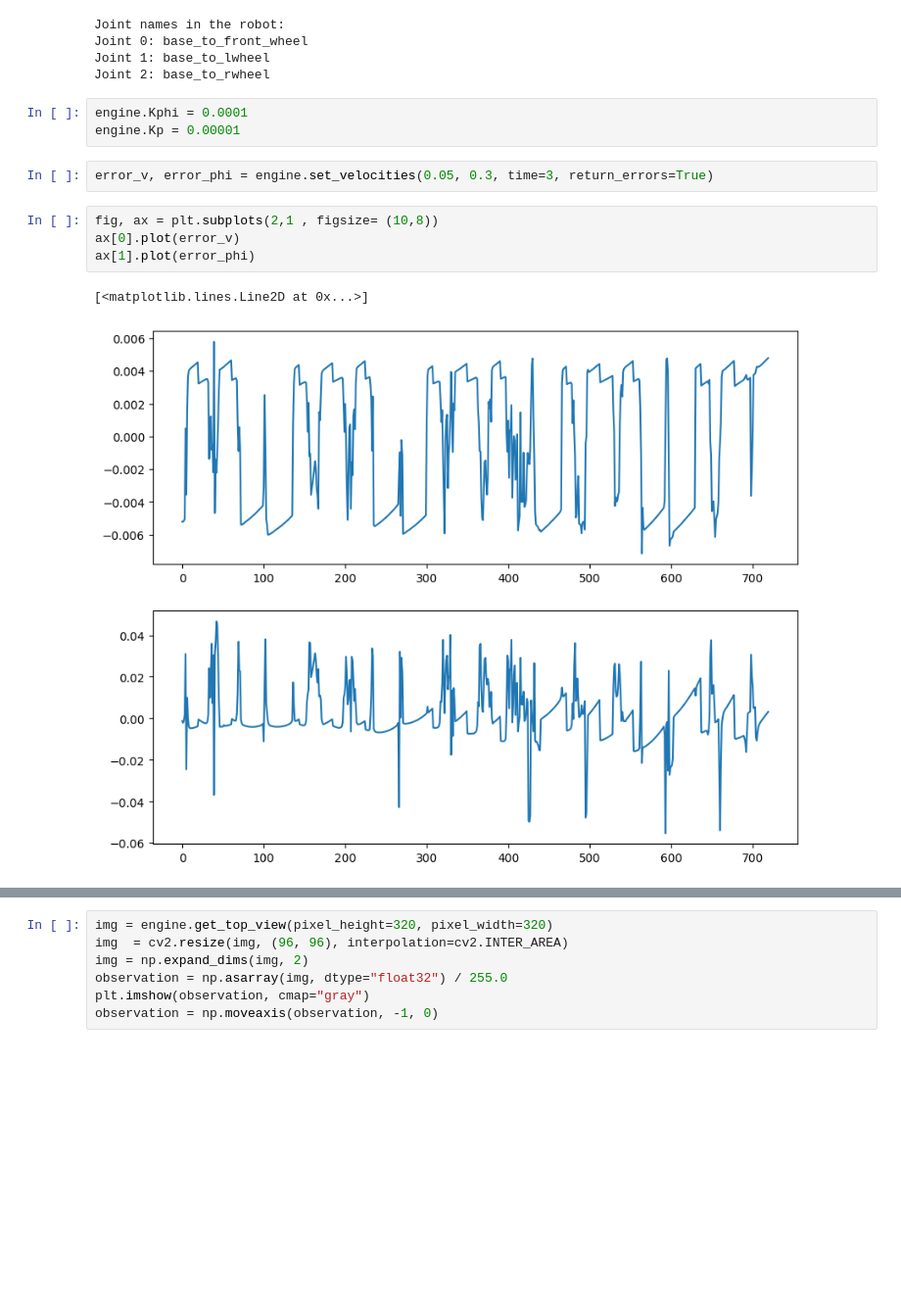
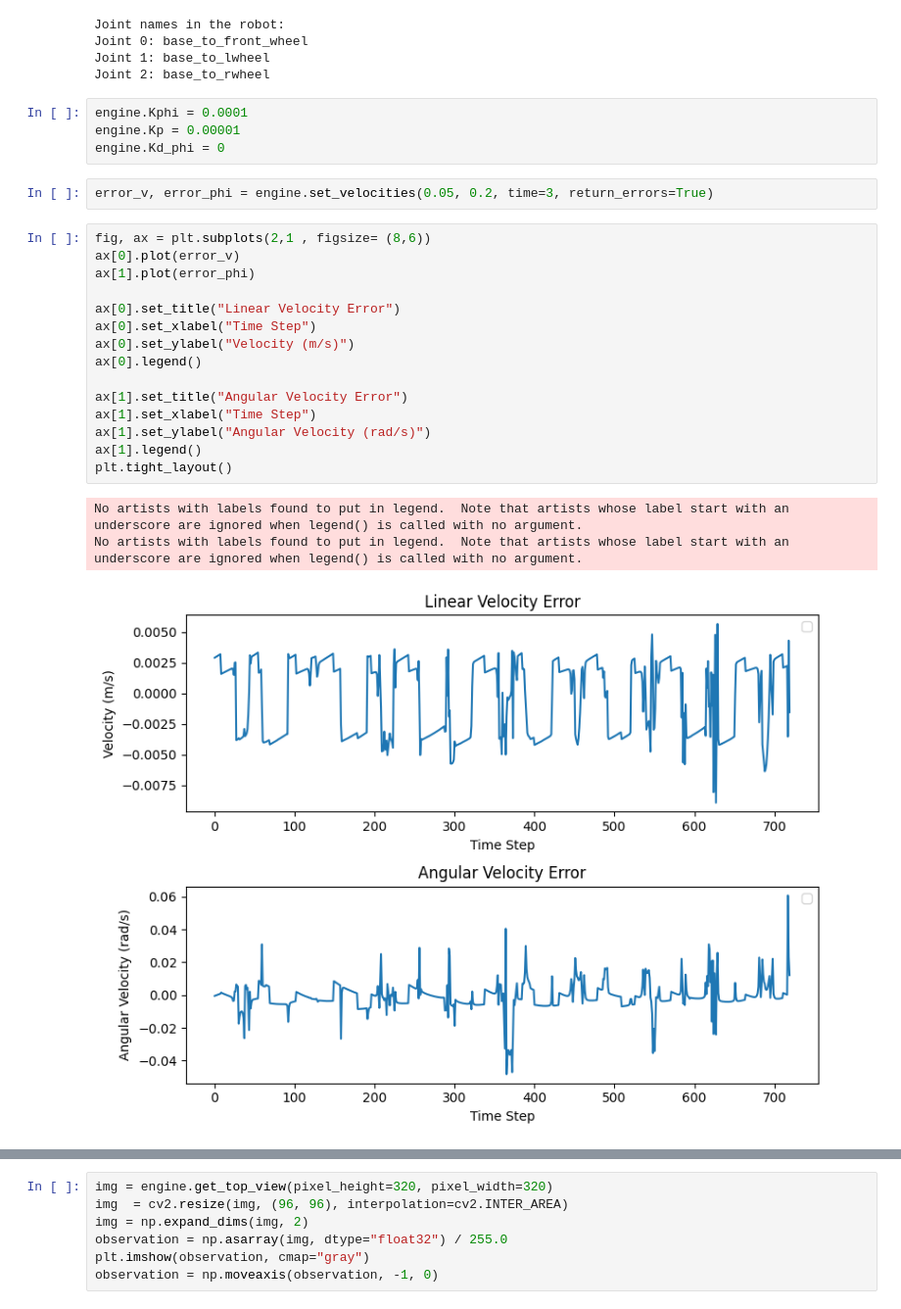
Before and after one commit to CearLab/earth_moving, a Jupyter notebook: earth_moving/clutter/scratchpad_rover.ipynb, the cells around one changed output, grey strips where cells are left out. Shown at 98% size. Cells and saved outputs as stored; diff of their text form; blank space fills up the shorter version.

```diff
--- a/earth_moving/clutter/scratchpad_rover.ipynb
+++ b/earth_moving/clutter/scratchpad_rover.ipynb
@@ -77,15 +77,28 @@ Joint 2: base_to_rwheel
 # %%
 engine.Kphi = 0.0001
 engine.Kp = 0.00001
+engine.Kd_phi = 0
 # %%
-error_v, error_phi = engine.set_velocities(0.05, 0.3, time=3, return_errors=True)
+error_v, error_phi = engine.set_velocities(0.05, 0.2, time=3, return_errors=True)
-# %%
-fig, ax = plt.subplots(2,1 , figsize= (10,8))
-ax[0].plot(error_v)
-ax[1].plot(error_phi)
-# %% [output]
-[<matplotlib.lines.Line2D at 0x...>]
-[figure, removed]
+# %%
+fig, ax = plt.subplots(2,1 , figsize= (8,6))
+ax[0].plot(error_v)
+ax[1].plot(error_phi)
+
+ax[0].set_title("Linear Velocity Error")
+ax[0].set_xlabel("Time Step")
+ax[0].set_ylabel("Velocity (m/s)")
+ax[0].legend()
+
+ax[1].set_title("Angular Velocity Error")
+ax[1].set_xlabel("Time Step")
+ax[1].set_ylabel("Angular Velocity (rad/s)")
+ax[1].legend()
+plt.tight_layout()
+# %% [output]
+No artists with labels found to put in legend.  Note that artists whose label start with an underscore are ignored when legend() is called with no argument.
+No artists with labels found to put in legend.  Note that artists whose label start with an underscore are ignored when legend() is called with no argument.
+[figure, added]
 # %%
 def compute_wheel_velocities(V, phi):
     omega_r = (2 * V + phi * engine.L) / (2 * engine.R)
```
Also changed, not shown: parts of 1 cell of this notebook, 2 other files.
